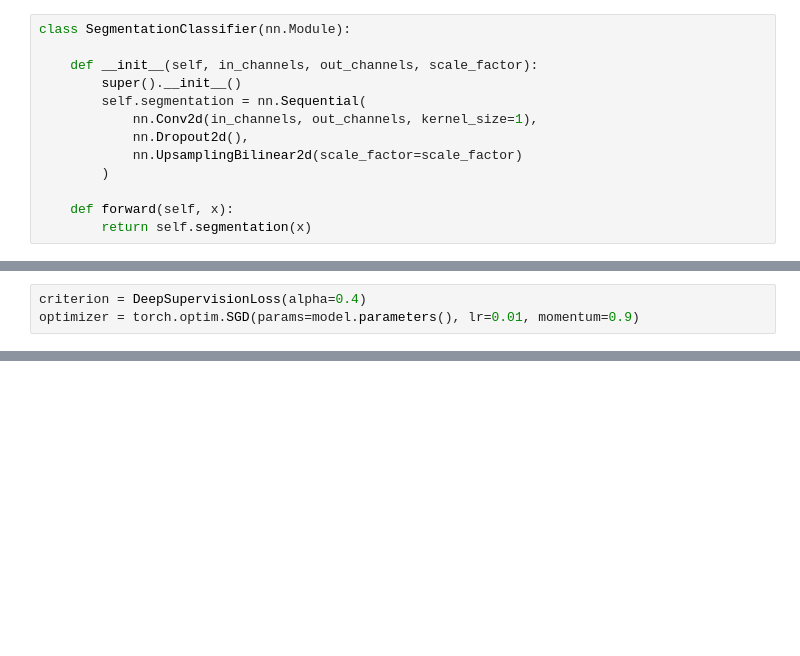
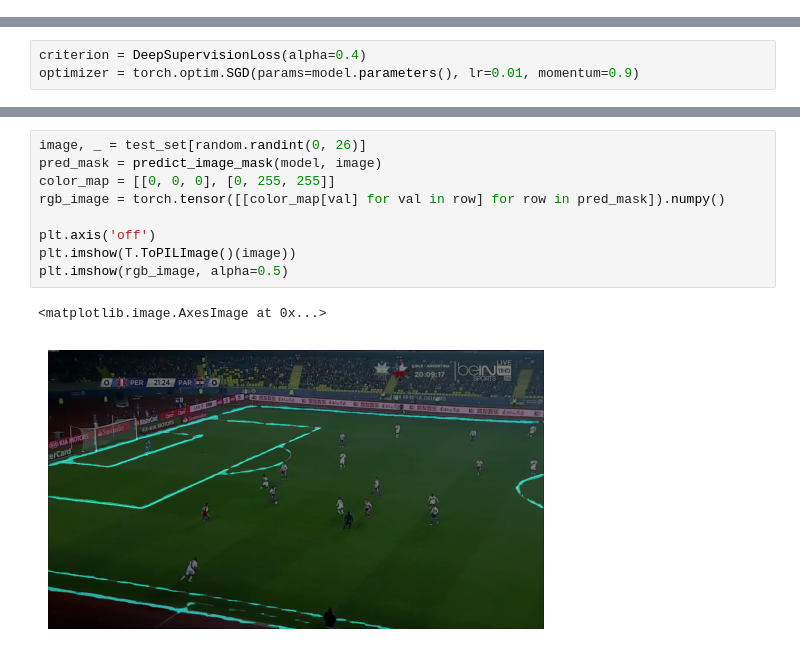
Before and after one commit to jagerbob/pspnet-semantic-segmentation, a Jupyter notebook: 03_pspnet_final.ipynb, the cells around one changed output, grey strips where cells are left out. Cells and saved outputs as stored; diff of their text form; blank space fills up the shorter version.

```diff
--- a/03_pspnet_final.ipynb
+++ b/03_pspnet_final.ipynb
@@ -101,16 +81,3 @@ class PyramidPoolingModule(nn.Module):
             outputs.append(F.interpolate(layer_output, size=self.input_shape, mode="bilinear", align_corners=True))
 
         return torch.cat(outputs, dim=1)
-# %%
-class SegmentationClassifier(nn.Module):
-
-    def __init__(self, in_channels, out_channels, scale_factor):
-        super().__init__()
-        self.segmentation = nn.Sequential(
-            nn.Conv2d(in_channels, out_channels, kernel_size=1),
-            nn.Dropout2d(),
-            nn.UpsamplingBilinear2d(scale_factor=scale_factor)
-        )
-
-    def forward(self, x):
-        return self.segmentation(x)
@@ -237,0 +251,12 @@ torch.Size([3, 360, 640])
+# %%
+image, _ = test_set[random.randint(0, 26)]
+pred_mask = predict_image_mask(model, image)
+color_map = [[0, 0, 0], [0, 255, 255]]
+rgb_image = torch.tensor([[color_map[val] for val in row] for row in pred_mask]).numpy()
+
+plt.axis('off')
+plt.imshow(T.ToPILImage()(image))
+plt.imshow(rgb_image, alpha=0.5)
+# %% [output]
+<matplotlib.image.AxesImage at 0x...>
+[figure, added]
```
Also changed, not shown: parts of 18 cells of this notebook, 3 other files.
